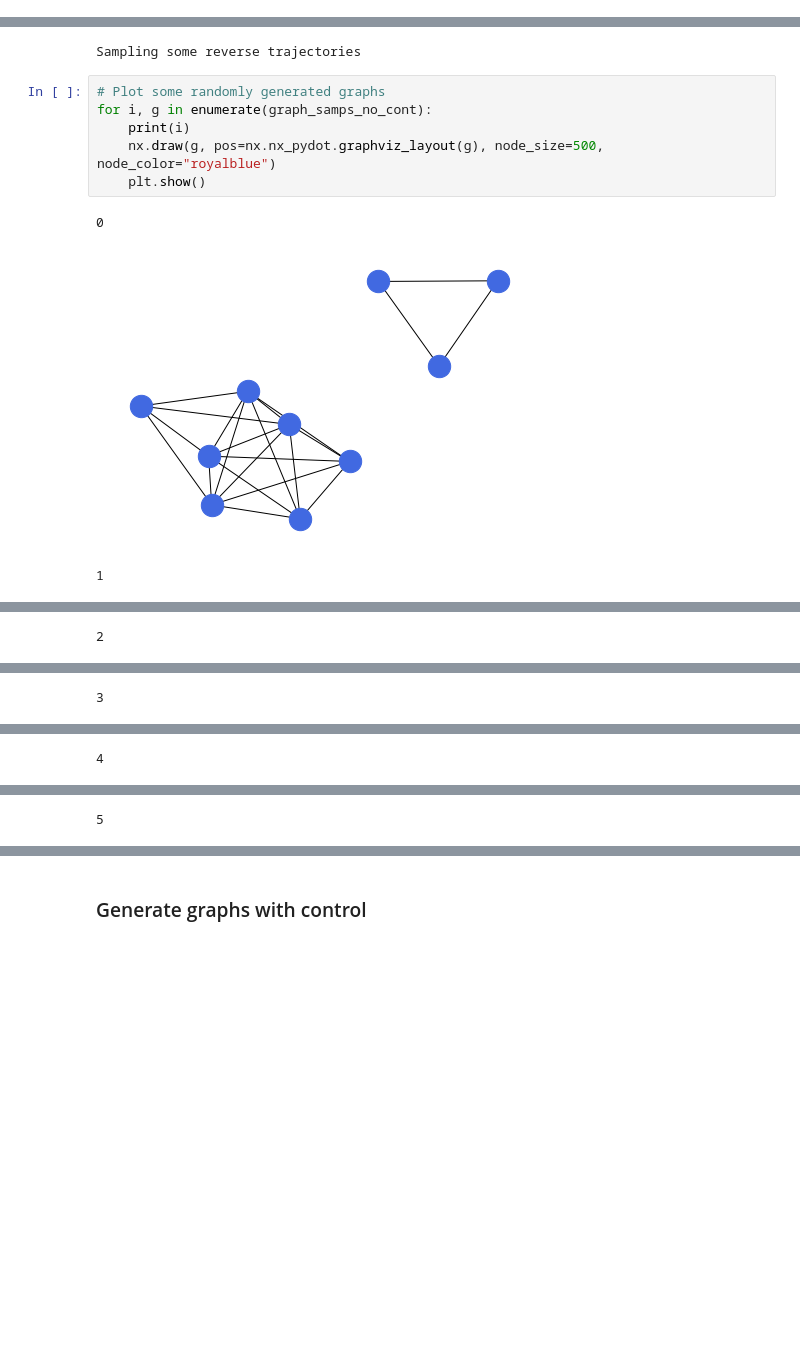
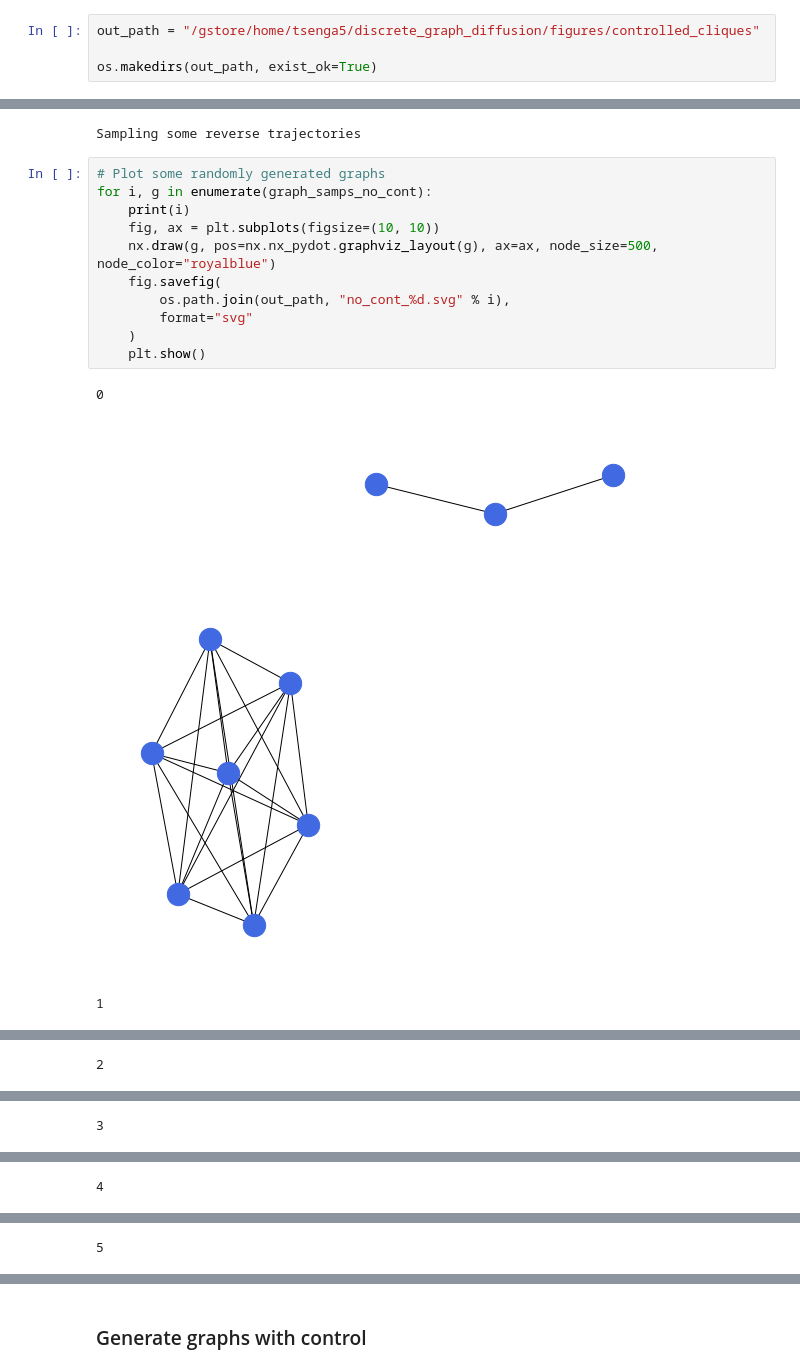
Before and after one commit to Genentech/GraphGUIDE, a Jupyter notebook: notebooks/figures/controlled_cliques.ipynb, the cells around one changed output, grey strips where cells are left out. Drawn from its saved outputs; the diff is of its cells as text; blank space fills up the shorter version.

Commit message:
Notebook to generate summary figure components
Also save figures as SVGs

```diff
--- a/notebooks/figures/controlled_cliques.ipynb
+++ b/notebooks/figures/controlled_cliques.ipynb
@@ -16,6 +16,10 @@ import numpy as np
 import matplotlib.pyplot as plt
 import os
 import tqdm.notebook
+# %%
+out_path = "/gstore/home/tsenga5/discrete_graph_diffusion/figures/controlled_cliques"
+
+os.makedirs(out_path, exist_ok=True)
 # %%
 # Define device
 if torch.cuda.is_available():
@@ -76,10 +80,15 @@ Sampling some reverse trajectories
 # %%
 # Plot some randomly generated graphs
 for i, g in enumerate(graph_samps_no_cont):
     print(i)
-    nx.draw(g, pos=nx.nx_pydot.graphviz_layout(g), node_size=500, node_color="royalblue")
+    fig, ax = plt.subplots(figsize=(10, 10))
+    nx.draw(g, pos=nx.nx_pydot.graphviz_layout(g), ax=ax, node_size=500, node_color="royalblue")
+    fig.savefig(
+        os.path.join(out_path, "no_cont_%d.svg" % i),
+        format="svg"
+    )
     plt.show()
 # %% [output]
 0
-[figure, old version]
+[figure, new version]
 1
```
Also changed, not shown: parts of 3 cells of this notebook, 4 other files.
